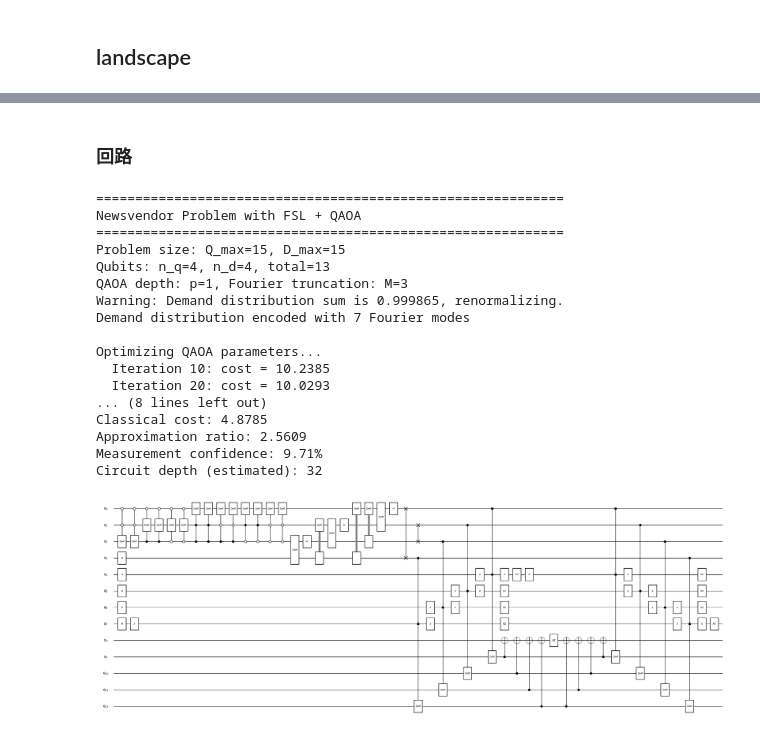
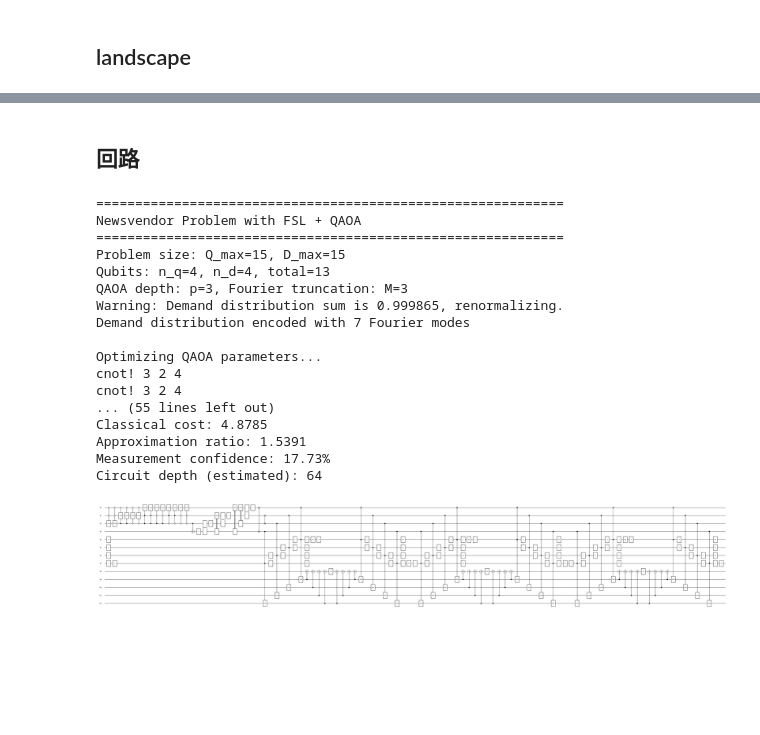
Before and after one commit to ReiMatsuzaki/qc_ft_prob, a Jupyter notebook: notebooks/08_newsvendor.ipynb, the cells around one changed output, grey strips where cells are left out. Drawn from its saved outputs; the diff is of its cells as text; code cells hidden in the pictures; blank space fills up the shorter version.

```diff
--- a/notebooks/08_newsvendor.ipynb
+++ b/notebooks/08_newsvendor.ipynb
@@ -164,43 +164,43 @@ Cost at boundaries:
   14: np.float64(2.119106006017182e-27),
   15: np.float64(2.1466742186374548e-32)}}
 # %% [markdown]
-### 回路
+## 回路
 # %%
 mu, sigma = 3, 1
 D_max = 15
 Q_max = 15
 demand_pdf = lambda x: norm.pdf(x, mu, sigma)
 result = solve_newsvendor_qaoa(
     demand_dist=demand_pdf,
     c=1.0,
     lam=15.0,
     Q_max=Q_max,
     D_max=D_max,
-    p=1,            # QAOA深さ
+    p=3,            # QAOA深さ
     M=3,            # フーリエ打ち切り次数
     n_shots=500,    # 測定回数
     verbose=True
 )
 circuit_drawer(result['final_circuit'], "mpl")
 # %% [output]
 ============================================================
 Newsvendor Problem with FSL + QAOA
 ============================================================
 Problem size: Q_max=15, D_max=15
 Qubits: n_q=4, n_d=4, total=13
-QAOA depth: p=1, Fourier truncation: M=3
+QAOA depth: p=3, Fourier truncation: M=3
 Warning: Demand distribution sum is 0.999865, renormalizing.
 Demand distribution encoded with 7 Fourier modes
 
 Optimizing QAOA parameters...
-  Iteration 10: cost = 10.2385
-  Iteration 20: cost = 10.0293
-... (8 lines left out)
+cnot! 3 2 4
+cnot! 3 2 4
+... (55 lines left out)
 Classical cost: 4.8785
-Approximation ratio: 2.5609
-Measurement confidence: 9.71%
-Circuit depth (estimated): 32
+Approximation ratio: 1.5391
+Measurement confidence: 17.73%
+Circuit depth (estimated): 64
-[figure, old version]
+[figure, new version]
 # %%
 comprehensive_analysis(result)
 # %% [output]
```
Also changed, not shown: parts of 2 cells of this notebook, 2 other files.
